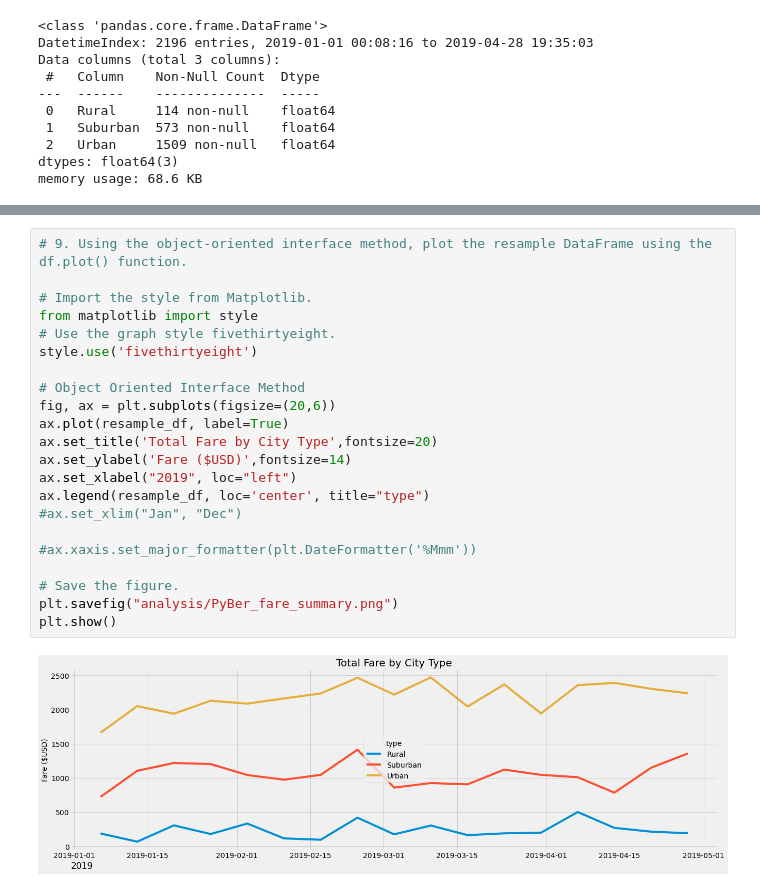
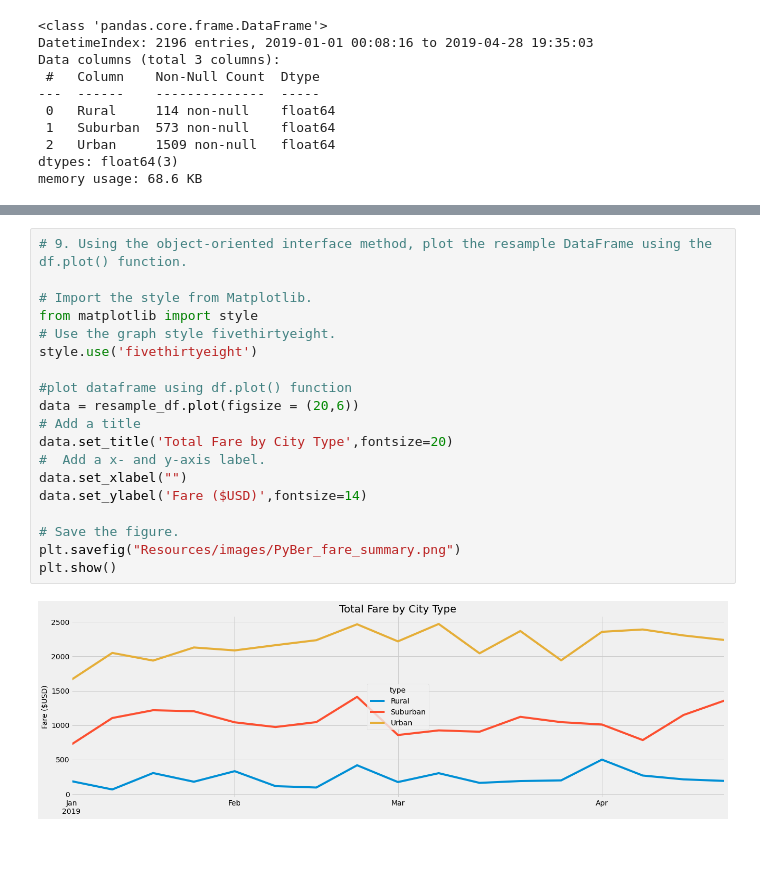
Before and after one commit to bnbullock/PyBer_Analysis, a Jupyter notebook: PyBer_Challenge.ipynb, the cells around one changed output, grey strips where cells are left out. Cells and saved outputs as stored; diff of their text form; blank space fills up the shorter version.

```diff
--- a/PyBer_Challenge.ipynb
+++ b/PyBer_Challenge.ipynb
@@ -151,24 +130,21 @@ resample_df
 # %%
 # 9. Using the object-oriented interface method, plot the resample DataFrame using the df.plot() function.
 
 # Import the style from Matplotlib.
 from matplotlib import style
 # Use the graph style fivethirtyeight.
 style.use('fivethirtyeight')
 
-# Object Oriented Interface Method
-fig, ax = plt.subplots(figsize=(20,6))
-ax.plot(resample_df, label=True)
-ax.set_title('Total Fare by City Type',fontsize=20)
-ax.set_ylabel('Fare ($USD)',fontsize=14)
-ax.set_xlabel("2019", loc="left")
-ax.legend(resample_df, loc='center', title="type")
-#ax.set_xlim("Jan", "Dec")
-
-#ax.xaxis.set_major_formatter(plt.DateFormatter('%Mmm'))
+#plot dataframe using df.plot() function
+data = resample_df.plot(figsize = (20,6))
+# Add a title
+data.set_title('Total Fare by City Type',fontsize=20)
+#  Add a x- and y-axis label.
+data.set_xlabel("")
+data.set_ylabel('Fare ($USD)',fontsize=14)
 
 # Save the figure.
-plt.savefig("analysis/PyBer_fare_summary.png")
+plt.savefig("Resources/images/PyBer_fare_summary.png")
 plt.show()
 # %% [output]
-[figure, old version]
+[figure, new version]
```
Also changed, not shown: parts of 1 cell of this notebook, 1 other file.
